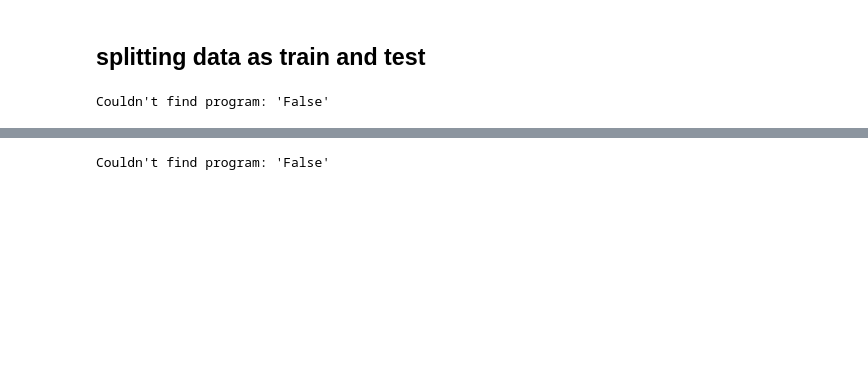
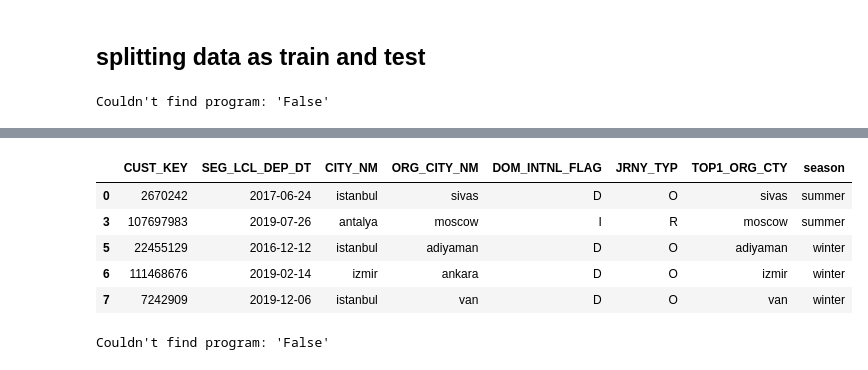
Before and after one commit to ihkaraman/thy-datathon-21, a Jupyter notebook: project1/1-1.ipynb, the cells around one changed output, grey strips where cells are left out. Saved outputs shown, nothing was run; the diff lists cells and outputs as text; code cells hidden in the pictures; blank space fills up the shorter version.

```diff
--- a/project1/1-1.ipynb
+++ b/project1/1-1.ipynb
@@ -134,3 +226,3 @@ df.replace(replace_for_errors, inplace=True)
 # %%
-for col in ['ORG_CITY_NM', 'CITY_NM', 'TOP1_ORG_MKT_REGN', 'TOP1_ORG_CTY']:
+for col in ['ORG_CITY_NM', 'CITY_NM', 'TOP1_ORG_CTY']:
     df[col] = df[col].str.lower()
@@ -168,3 +234,6 @@ df.replace(replace_for_errors2, inplace=True)
+# %%
+for col in ['ORG_CITY_NM', 'CITY_NM', 'TOP1_ORG_CTY']:
+    df[col] = df[col].replace(replace_for_errors)
 # %%
 # dropping flights that have same arrival and departure city
 df = df[df['ORG_CITY_NM']!=df['CITY_NM']]
@@ -322,3 +395,12 @@ train_df = df.drop(test_indexes)
+# %%
+df.head()
+# %% [output]
+|  | CUST_KEY | SEG_LCL_DEP_DT | CITY_NM | ORG_CITY_NM | DOM_INTNL_FLAG | JRNY_TYP | TOP1_ORG_CTY | season |
+| 0 | 2670242 | 2017-06-24 | istanbul | sivas | D | O | sivas | summer |
+| 3 | 107697983 | 2019-07-26 | antalya | moscow | I | R | moscow | summer |
+| 5 | 22455129 | 2016-12-12 | istanbul | adiyaman | D | O | adiyaman | winter |
+| 6 | 111468676 | 2019-02-14 | izmir | ankara | D | O | izmir | winter |
+| 7 | 7242909 | 2019-12-06 | istanbul | van | D | O | van | winter |
 # %%
 %%script False
 # use this for graph
```
Also changed, not shown: parts of 35 cells of this notebook, 3 other files.
